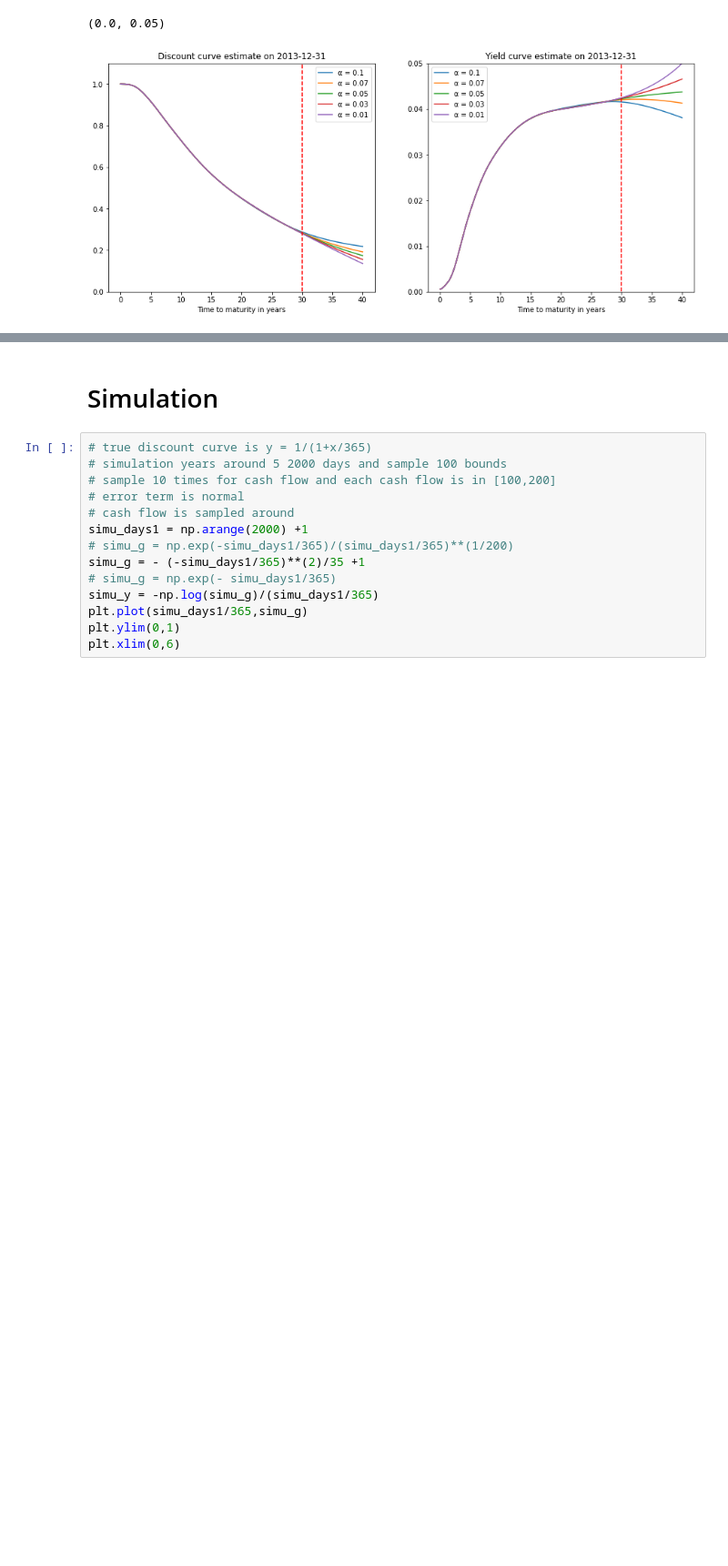
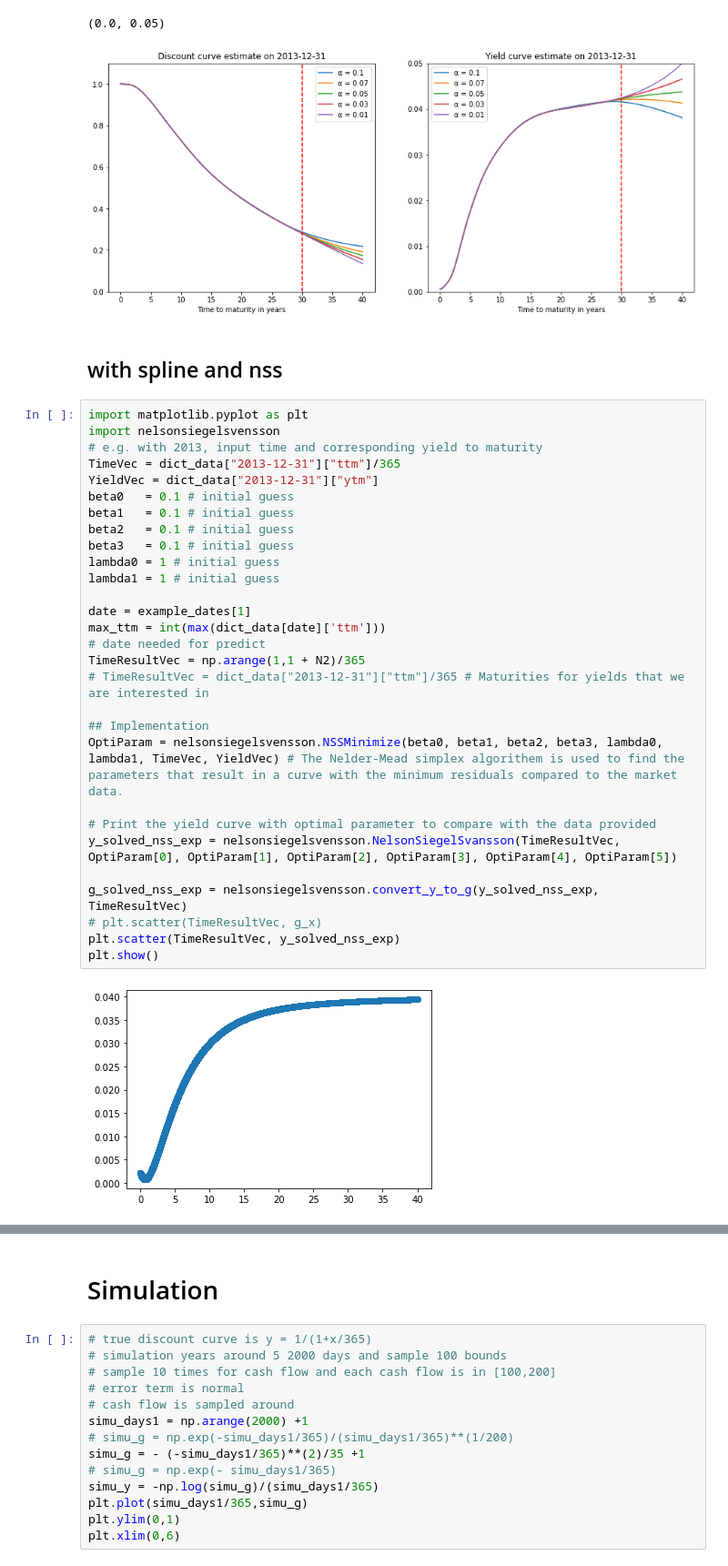
Before and after one commit to Lindi1907/Robust-Machine-Learning-for-Yield-Curve-Estimation, a Jupyter notebook: code&data/KR_example.ipynb, the cells around one changed output, grey strips where cells are left out. Shown at 91% size. Saved outputs shown, nothing was run; the diff lists cells and outputs as text; blank space fills up the shorter version.

```diff
--- a/code&data/KR_example.ipynb
+++ b/code&data/KR_example.ipynb
@@ -1009,3 +1012,36 @@ ax_1.set_ylim(0,0.05)
 # %% [output]
 (0.0, 0.05)
 [figure]
+# %% [markdown]
+## with spline and nss
+# %%
+import matplotlib.pyplot as plt
+import nelsonsiegelsvensson
+# e.g. with 2013, input time and corresponding yield to maturity
+TimeVec = dict_data["2013-12-31"]["ttm"]/365
+YieldVec = dict_data["2013-12-31"]["ytm"]
+beta0   = 0.1 # initial guess
+beta1   = 0.1 # initial guess
+beta2   = 0.1 # initial guess
+beta3   = 0.1 # initial guess
+lambda0 = 1 # initial guess
+lambda1 = 1 # initial guess
+
+date = example_dates[1]
+max_ttm = int(max(dict_data[date]['ttm']))
+# date needed for predict
+TimeResultVec = np.arange(1,1 + N2)/365
+# TimeResultVec = dict_data["2013-12-31"]["ttm"]/365 # Maturities for yields that we are interested in
+
+## Implementation
+OptiParam = nelsonsiegelsvensson.NSSMinimize(beta0, beta1, beta2, beta3, lambda0, lambda1, TimeVec, YieldVec) # The Nelder-Mead simplex algorithem is used to find the parameters that result in a curve with the minimum residuals compared to the market data.
+
+# Print the yield curve with optimal parameter to compare with the data provided
+y_solved_nss_exp = nelsonsiegelsvensson.NelsonSiegelSvansson(TimeResultVec, OptiParam[0], OptiParam[1], OptiParam[2], OptiParam[3], OptiParam[4], OptiParam[5])
+
+g_solved_nss_exp = nelsonsiegelsvensson.convert_y_to_g(y_solved_nss_exp, TimeResultVec)
+# plt.scatter(TimeResultVec, g_x)
+plt.scatter(TimeResultVec, y_solved_nss_exp)
+plt.show()
+# %% [output]
+[figure, added]
```
Also changed, not shown: parts of 14 cells of this notebook, 6 other files.
